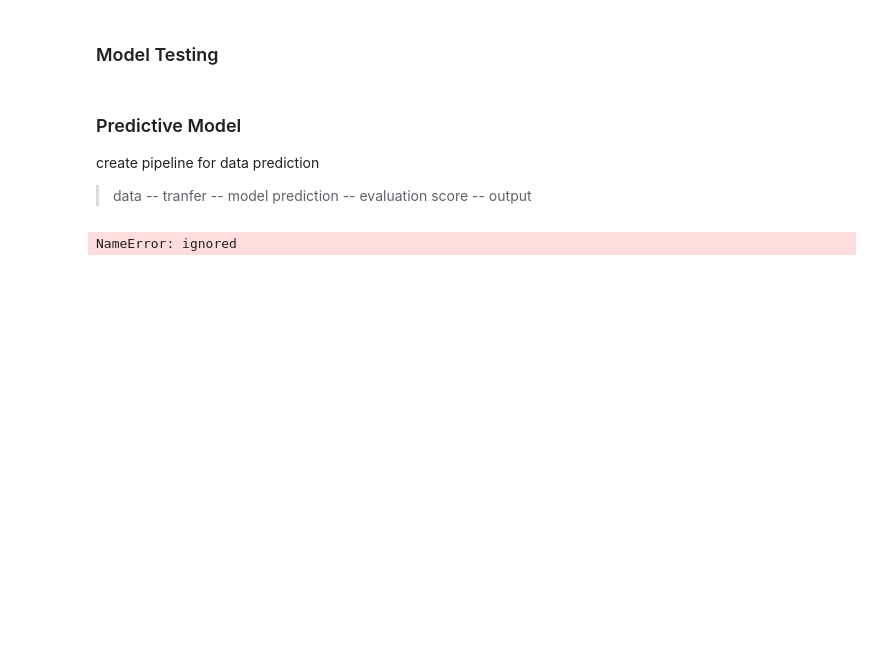
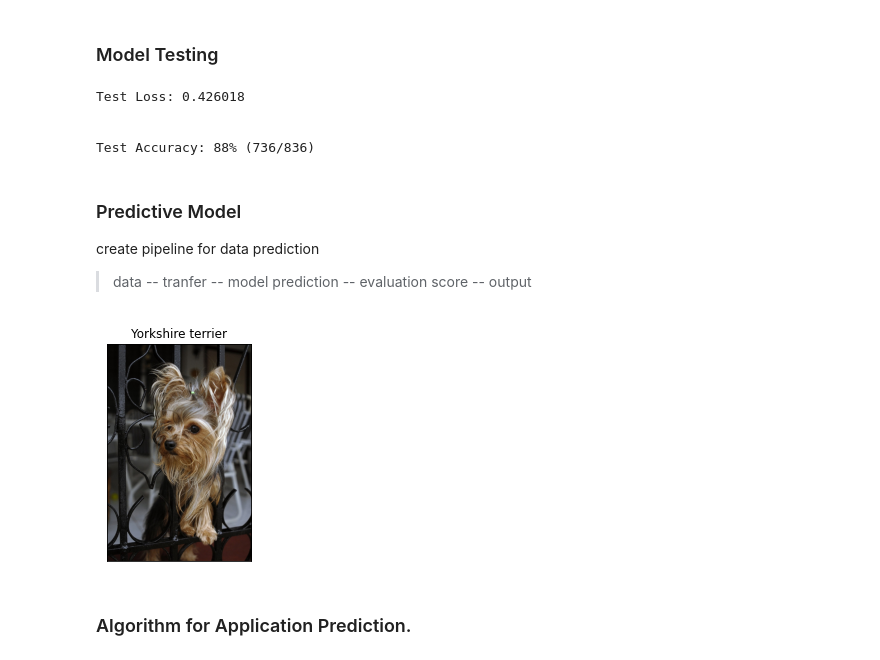
Before and after one commit to Dave-Vedant/Deep_Learning_NanoDegree-Udacity, a Jupyter notebook: Project/project-Dog_Breed_CNN_Classification/Dog_Breed_App.ipynb, the cells around one changed output. Saved outputs shown, nothing was run; the diff lists cells and outputs as text; code cells hidden in the pictures; blank space fills up the shorter version.

```diff
--- a/Project/project-Dog_Breed_CNN_Classification/Dog_Breed_App.ipynb
+++ b/Project/project-Dog_Breed_CNN_Classification/Dog_Breed_App.ipynb
@@ -68,9 +136,10 @@ transform_test = transforms.Compose([
                                     ])
 
 # load data (define datasets)
-train_data = datasets.ImageFolder("/content/drive/My Drive/Data /dogImages/train/",transform_train)
-valid_data = datasets.ImageFolder("/content/drive/My Drive/Data /dogImages/valid/",transform_test)
-test_data  = datasets.ImageFolder("/content/drive/My Drive/Data /dogImages/test/",transform_test)
+train_data = datasets.ImageFolder("/content/drive/My Drive/proj/Data /dogImages/train/",transform_train)
+valid_data = datasets.ImageFolder("/content/drive/My Drive/proj/Data /dogImages/valid/",transform_test)
+test_data  = datasets.ImageFolder("/content/drive/My Drive/proj/Data /dogImages/test/",transform_test)
+
 
 # separate imput and labels(classes)
 data = {"train" : train_data, "valid" : valid_data, "test" : test_data}
@@ -232,3 +310,0 @@ Epoch 100 done in 159.38 seconds.        | Training Loss: 0.496          | Valid
-# %%
-# load best model
-model_tl.load_state_dict(torch.load('model_xlearning.pt'))
@@ -236,0 +313,2 @@ RuntimeError: ignored
+# %%
+model_tl.load_state_dict(torch.load("/content/drive/My Drive/proj/Data /model_xferlearning.pt"))               # load trained model from drive
@@ -265,31 +365,50 @@ def test(loaders, model, criterion, device):
         100. * correct / total, correct, total))
 # %%
 test(loaders_dict, model_tl, criterion_tl,device)
+# %% [output]
+Test Loss: 0.426018
+
+
+Test Accuracy: 88% (736/836)
 # %% [markdown]
 ### Predictive Model
 
 create pipeline for data prediction
 > data -- tranfer -- model prediction -- evaluation score -- output
+# %%
+# display image form path  # here, colab has different appraoch with cv2.imread(), that only accept image path not from list.
+def show_image_from_path(img_path, title = None):
+    img = cv2.cvtColor(cv2.imread(img_path), cv2.COLOR_BGR2RGB)
+    plt.imshow(img)
+    plt.gca().set_xticks([])
+    plt.gca().set_yticks([])
+    if title is not None:
+        plt.gca().set_title(title)
+    plt.show()
 # %%
+import cv2
+import torch.nn.functional as F
 class_names = [item[4:].replace("_"," ") for item in data["train"].classes]
 
-def predict_breed(img_path,model,device):
+def predict_breed_transfer(img_path,model,device):
+    # print("in function")
     image = Image.open(img_path).convert("RGB")
+    # print("image open")
 
-    in_tranform = transforms.Compose([
-                                      transforms.Resize(img_short_size_resize),
+    in_transform = transforms.Compose([
+                                      transforms.Resize(img_short_side_resize),
                                       transforms.FiveCrop(img_input_size),
                                       transforms.Lambda(lambda crops: torch.stack([transforms.Compose([
                                                                                                        transforms.ToTensor(),
                                                                                                        transforms.Normalize(mean=norm_mean, std = norm_std)])(crop) for crop in crops]))
                                      ])
 
     scores = model(in_transform(image).to(device)).mean(0)
-    output = torch.argmax(score)
-    return output.to("cpu").item(),  F.softmax(score,dim=0).to("cpu").data.numpy()
+    output = torch.argmax(scores)
+    return output.to("cpu").item(),  F.softmax(scores,dim=0).to("cpu").data.numpy()
 
 test_image = dog_files_short[0]
-pred,probs = predict_breed(test_image,model_tl, device)
+pred,probs = predict_breed_transfer(test_image,model_tl, device)
 show_image_from_path(test_image,title=class_names[pred])
 # %% [output]
-NameError: ignored
+[figure, added]
@@ -297,0 +415,2 @@ pip freeze > requirements.txt
+# %% [markdown]
+### Algorithm for Application Prediction.
```
Also changed, not shown: parts of 27 cells of this notebook.
